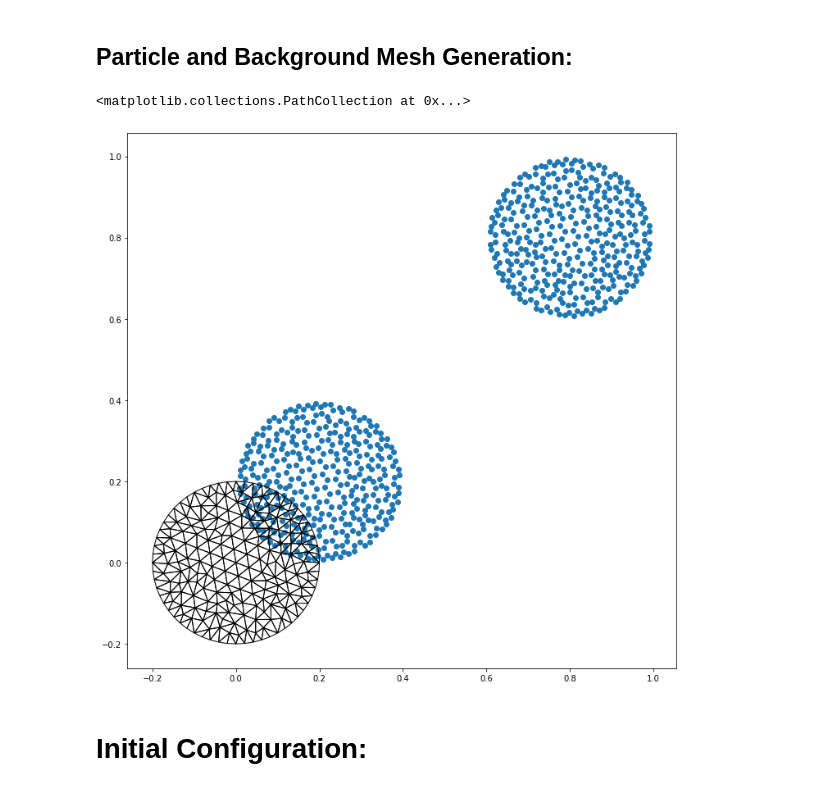
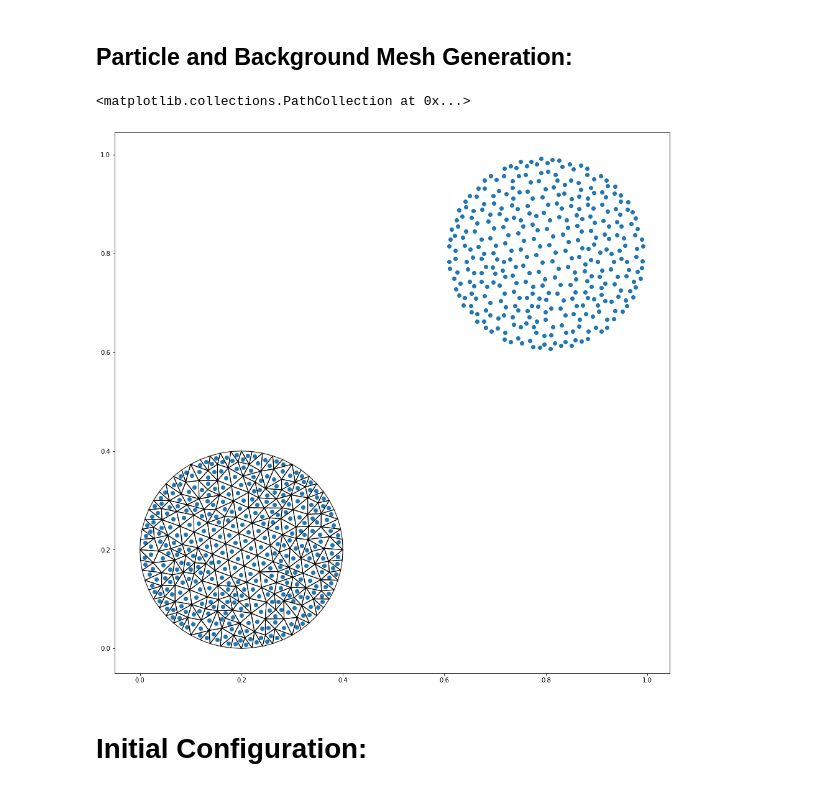
Before and after one commit to yildizdag/mpm, a Jupyter notebook: Benchmark/elasticCollision_MPM.ipynb, the cells around one changed output. Cells and saved outputs as stored; diff of their text form; code cells hidden in the pictures.

```diff
--- a/Benchmark/elasticCollision_MPM.ipynb
+++ b/Benchmark/elasticCollision_MPM.ipynb
@@ -109,14 +109,15 @@ L2 = 1.0
 h1 = 0.05
 h2 = 0.05
 nodes, conn, el1, el2, h1, h2 = regular2Dmesh(L1,h1,L2,h2)
+points = points + 0.2*np.ones((len(points),2))
 # %%
-plt.figure(figsize=(12,12))
+plt.figure(figsize=(16,16))
 for i in range(0,len(tri)):
     plt.gca().add_patch(patches.Polygon([[points[tri[i,0],0],points[tri[i,0],1]],[points[tri[i,1],0],points[tri[i,1],1]],[points[tri[i,2],0],points[tri[i,2],1]]],facecolor='w',edgecolor='k',fill=False))
 plt.scatter(p_set[:,0],p_set[:,1])
 # %% [output]
 <matplotlib.collections.PathCollection at 0x...>
-[figure, old version]
+[figure, new version]
 # %% [markdown]
 # Initial Configuration:
 # %%
```
Also changed, not shown: parts of 4 cells of this notebook, 1 other file.
